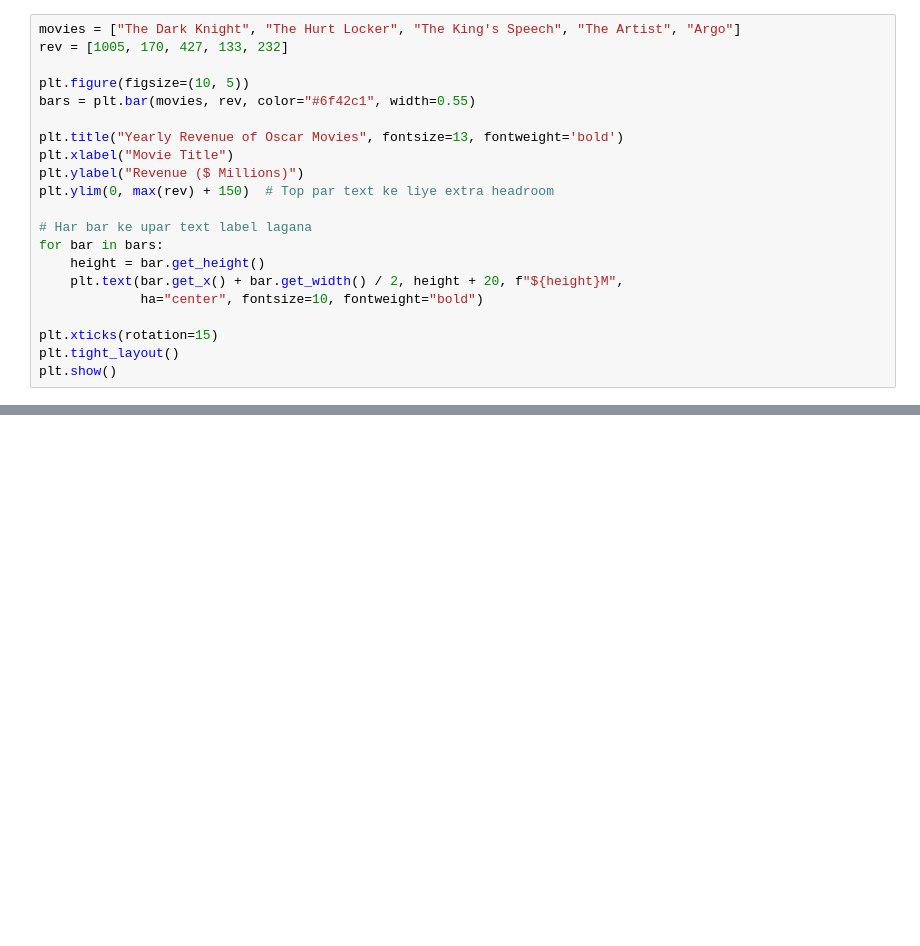
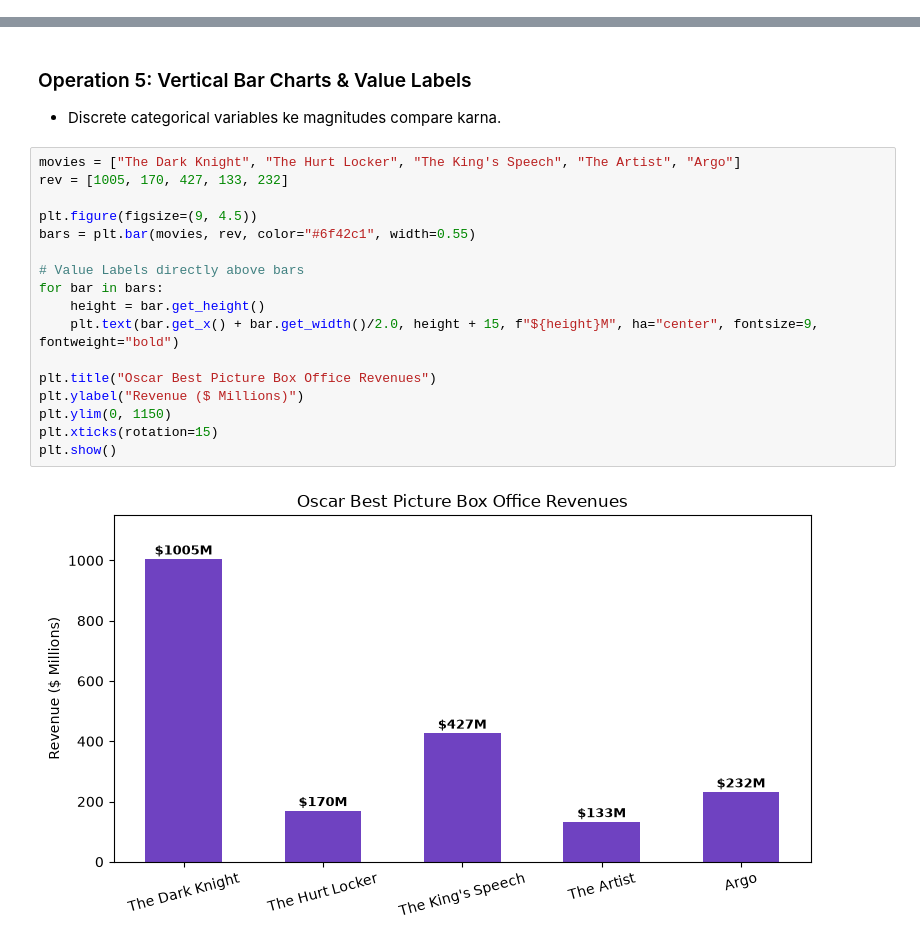
Before and after one commit to SobanAhmad-28/Ai_Ml_Learning, a Jupyter notebook: notebooks/data_visualization/lec_1_matplotlib_fundamentals.ipynb, the cells around one changed output, grey strips where cells are left out. Saved outputs shown, nothing was run; the diff lists cells and outputs as text; blank space fills up the shorter version.

Commit message:
feat(vis): verify Matplotlib fundamentals plots and notebook outputs

```diff
--- a/notebooks/data_visualization/lec_1_matplotlib_fundamentals.ipynb
+++ b/notebooks/data_visualization/lec_1_matplotlib_fundamentals.ipynb
@@ -123,21 +0,0 @@ Categorical data (jaise individual movies ka revenue) compare karne ke liye bar
-# %%
-movies = ["The Dark Knight", "The Hurt Locker", "The King's Speech", "The Artist", "Argo"]
-rev = [1005, 170, 427, 133, 232]
-
-plt.figure(figsize=(10, 5))
-bars = plt.bar(movies, rev, color="#6f42c1", width=0.55)
-
-plt.title("Yearly Revenue of Oscar Movies", fontsize=13, fontweight='bold')
-plt.xlabel("Movie Title")
-plt.ylabel("Revenue ($ Millions)")
-plt.ylim(0, max(rev) + 150)  # Top par text ke liye extra headroom
-
-# Har bar ke upar text label lagana
-for bar in bars:
-    height = bar.get_height()
-    plt.text(bar.get_x() + bar.get_width() / 2, height + 20, f"${height}M",
-             ha="center", fontsize=10, fontweight="bold")
-
-plt.xticks(rotation=15)
-plt.tight_layout()
-plt.show()
@@ -261,0 +93,22 @@ plt.show()
+# %% [markdown]
+### Operation 5: Vertical Bar Charts & Value Labels
+- Discrete categorical variables ke magnitudes compare karna.
+# %%
+movies = ["The Dark Knight", "The Hurt Locker", "The King's Speech", "The Artist", "Argo"]
+rev = [1005, 170, 427, 133, 232]
+
+plt.figure(figsize=(9, 4.5))
+bars = plt.bar(movies, rev, color="#6f42c1", width=0.55)
+
+# Value Labels directly above bars
+for bar in bars:
+    height = bar.get_height()
+    plt.text(bar.get_x() + bar.get_width()/2.0, height + 15, f"${height}M", ha="center", fontsize=9, fontweight="bold")
+
+plt.title("Oscar Best Picture Box Office Revenues")
+plt.ylabel("Revenue ($ Millions)")
+plt.ylim(0, 1150)
+plt.xticks(rotation=15)
+plt.show()
+# %% [output]
+[figure, added]
```
Also changed, not shown: parts of 40 cells of this notebook.
